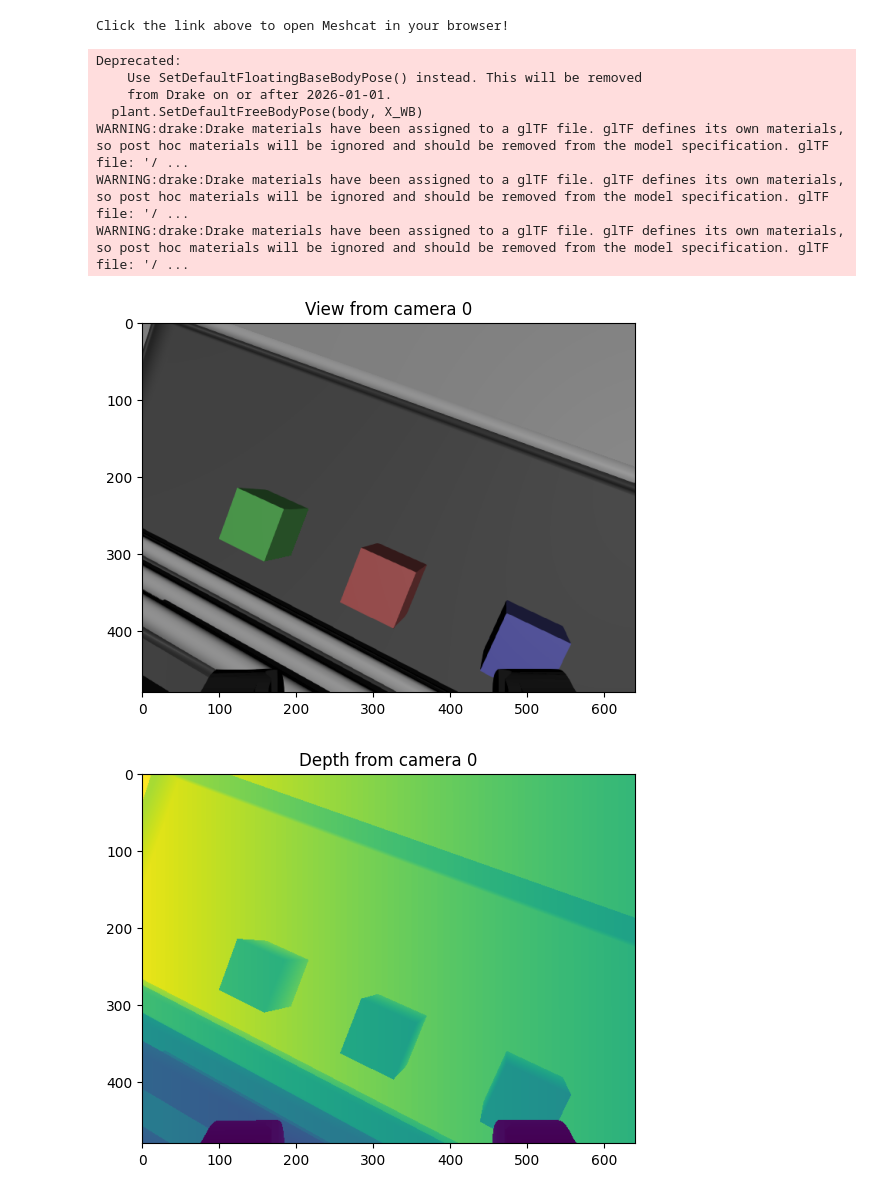
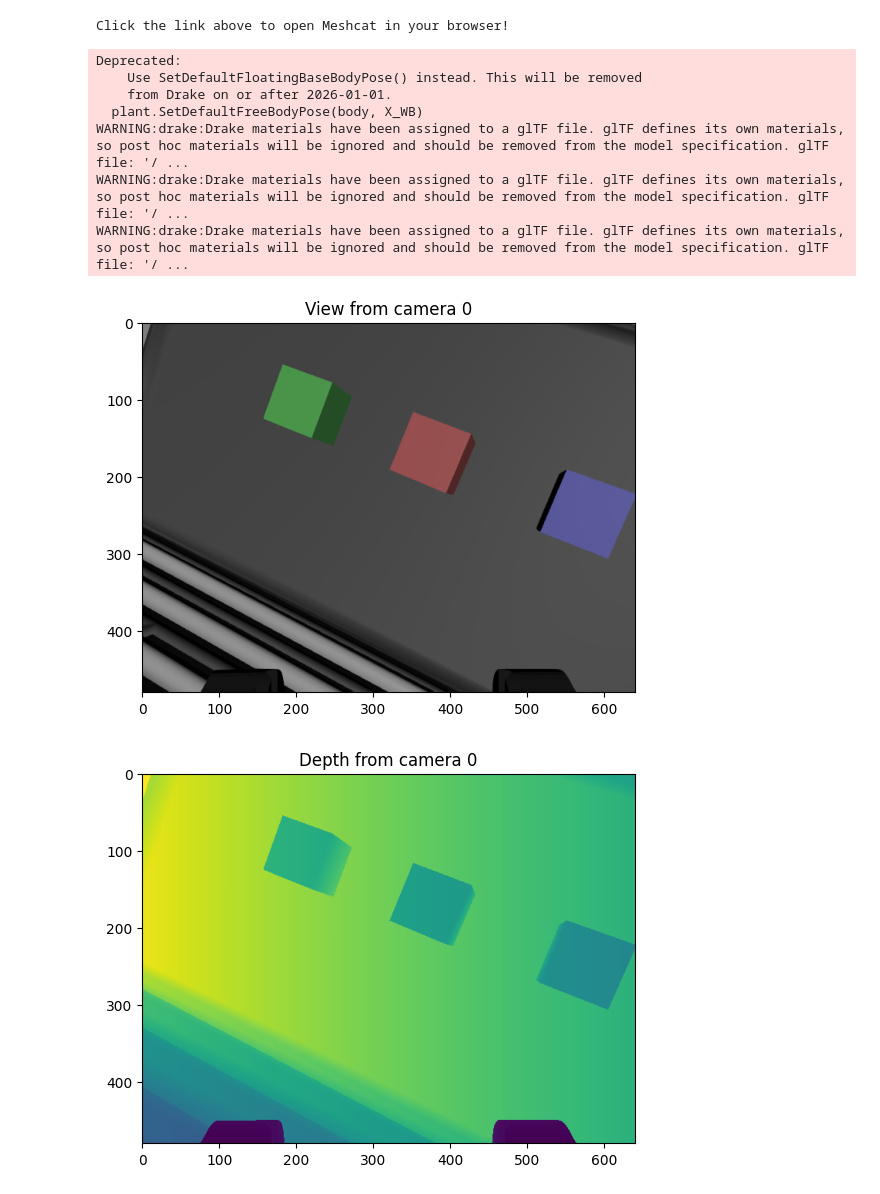
Before and after one commit to pliam1105/64212_final_project, a Jupyter notebook: Notebook_1.ipynb, the cells around one changed output. Saved outputs shown, nothing was run; the diff lists cells and outputs as text; code cells hidden in the pictures.

```diff
--- a/Notebook_1.ipynb
+++ b/Notebook_1.ipynb
@@ -437,7 +433,7 @@ def create_bimanual_IIWA14_with_table_and_initials_and_assets_and_cameras() -> (
         meshcat=meshcat)
     for name, to_pc_sys in pc_ports.items():
         builder.ExportOutput(to_pc_sys.point_cloud_output_port(), f"{name}_point_cloud")
-    return builder, station, plant, scene_graph
+    return builder, station, plant, scene_graph, iiwa_const_src
 # %%
 # adapted from "Antipodal Grasp with Deep Segmentation" notebook
 class CameraSystem:
@@ -472,14 +468,14 @@ class CameraSystem:
         #     .data
         # )
         depth_im_read = (
-            self.station.GetOutputPort("camera0.depth_image".format(self.idx))
+            self.station.GetOutputPort("camera{}.depth_image".format(self.idx))
             .Eval(self.station_context)
             .data.squeeze()
         )
         self.depth_im = deepcopy(depth_im_read)
         self.depth_im[self.depth_im == np.inf] = 10.0
         self.rgb_im = (
-            self.station.GetOutputPort("camera0.rgb_image".format(self.idx))
+            self.station.GetOutputPort("camera{}.rgb_image".format(self.idx))
             .Eval(self.station_context)
             .data
         )
@@ -523,20 +519,20 @@ class CameraSystem:
         #     self.diagram.GetOutputPort("camera{}.rgb_image".format(idx)).Eval(self.context).data
         # )
         depth_im_read = (
-            self.station.GetOutputPort("camera0.depth_image".format(self.idx))
+            self.station.GetOutputPort("camera{}.depth_image".format(self.idx))
             .Eval(self.station_context)
             .data.squeeze()
         )
         self.depth_im = deepcopy(depth_im_read)
         self.depth_im[self.depth_im == np.inf] = 10.0
         self.rgb_im = (
-            self.station.GetOutputPort("camera0.rgb_image".format(self.idx))
+            self.station.GetOutputPort("camera{}.rgb_image".format(self.idx))
             .Eval(self.station_context)
             .data
         )
 # %%
 meshcat.Delete()
-builder, station, plant, scene_graph = (
+builder, station, plant, scene_graph, iiwa_vector_source = (
     create_bimanual_IIWA14_with_table_and_initials_and_assets_and_cameras()
 )
 
@@ -592,34 +588,35 @@ for i, p_DB in enumerate(local_positions, start=1):
 
 # add_cameras(builder, plant, scene_graph, meshcat, diagram, diagram_context)
 
 simulator = Simulator(diagram, diagram_context)
 simulator.Initialize()
 diagram.ForcedPublish(diagram_context)
-end_time = 3.0
+dt = 2.0
 # t = 0
 # while t < end_time:
 #     simulator.AdvanceTo(t + 1.0)
 #     t += 1.0
 #     meshcat.Flush()
-simulator.AdvanceTo(end_time)
+simulator.AdvanceTo(dt)
+t = dt
 
 cameras[0].update_camera_feed()
 cameras[0].update_camera_pos()
 
 plt.imshow(cameras[0].rgb_im)
 plt.title("View from camera 0")
 plt.show()
 
 plt.imshow(cameras[0].depth_im)
 plt.title("Depth from camera 0")
 plt.show()
 # %% [output]
 Deprecated:
     Use SetDefaultFloatingBaseBodyPose() instead. This will be removed
     from Drake on or after 2026-01-01.
   plant.SetDefaultFreeBodyPose(body, X_WB)
 WARNING:drake:Drake materials have been assigned to a glTF file. glTF defines its own materials, so post hoc materials will be ignored and should be removed from the model specification. glTF file: '/ ...
 WARNING:drake:Drake materials have been assigned to a glTF file. glTF defines its own materials, so post hoc materials will be ignored and should be removed from the model specification. glTF file: '/ ...
 WARNING:drake:Drake materials have been assigned to a glTF file. glTF defines its own materials, so post hoc materials will be ignored and should be removed from the model specification. glTF file: '/ ...
-[figure, old version]
+[figure, new version]
-[figure, old version]
+[figure, new version]
```
Also changed, not shown: parts of 3 cells of this notebook, 2 other files.
